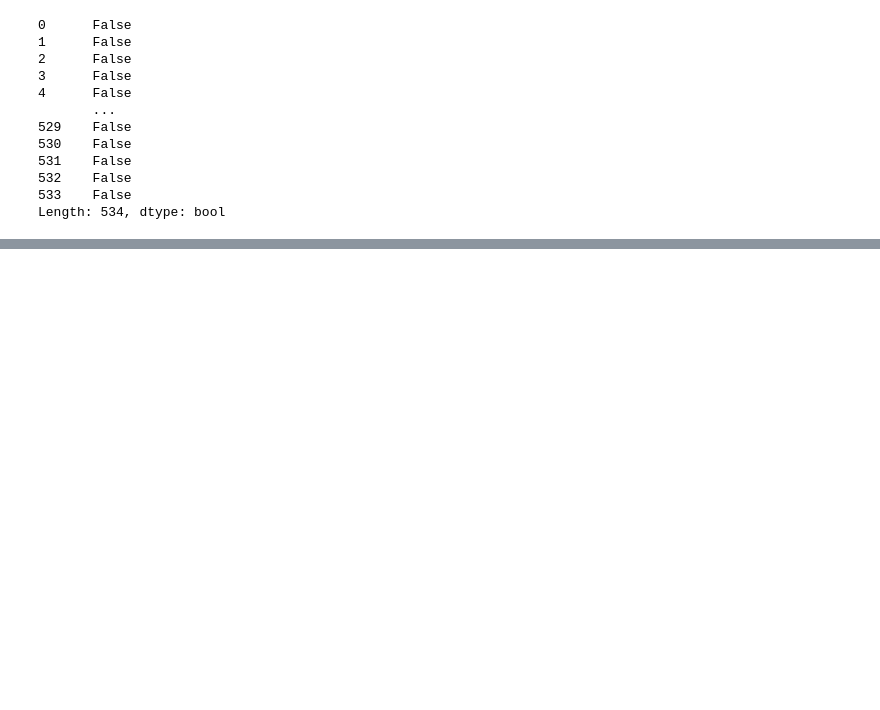
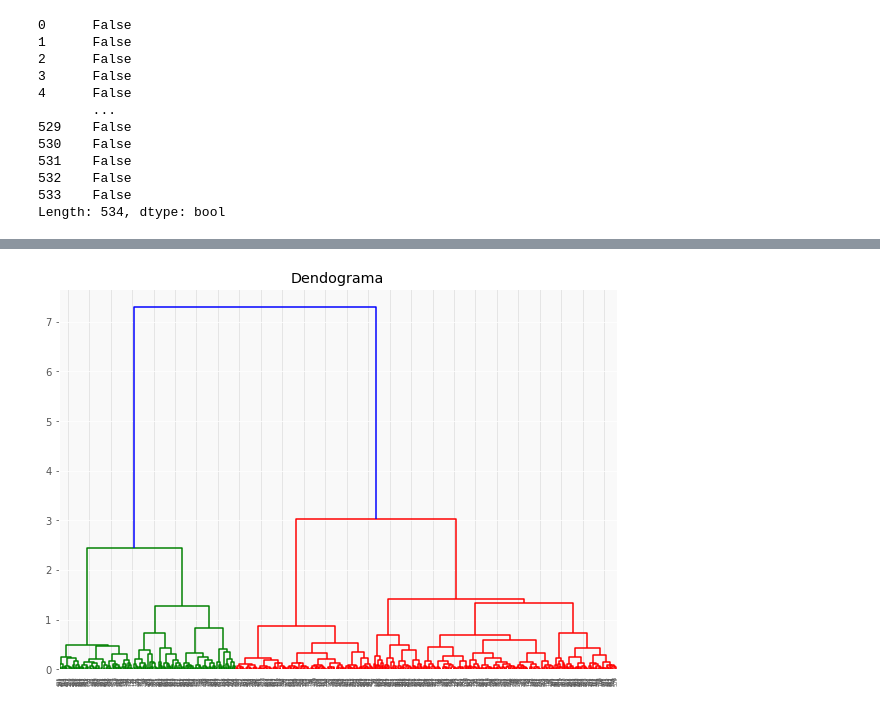
Before and after one commit to MauriDeluca/pandas, a Jupyter notebook: calentamiento.ipynb, the cells around one changed output, grey strips where cells are left out. Drawn from its saved outputs; the diff is of its cells as text; code cells hidden in the pictures; blank space fills up the shorter version.

```diff
--- a/calentamiento.ipynb
+++ b/calentamiento.ipynb
@@ -161,0 +151,6 @@ def outliers(df):
+# %%
+Q1 = df.quantile(0.25)
+Q3 = df.quantile(0.95)
+IQR = Q3 - Q1
+
+df1 = df[~((df < (Q1 - 1.5 * IQR)) |(df > (Q3 + 1.5 * IQR))).any(axis=1)]
@@ -161,0 +185,6 @@ def outliers(df):
+# %%
+from sklearn import preprocessing
+
+data = df1.iloc[:,[0,1,2,3]].values #normalizar antes de seguir
+datanorm = (data-data.min())/(data.max()-data.min())
+print(datanorm)
@@ -161,0 +199,8 @@ def outliers(df):
+# %%
+import scipy.cluster.hierarchy as shc
+
+plt.figure(figsize=(10, 7))
+plt.title("Dendograma")
+dend = shc.dendrogram(shc.linkage(datanorm, method='ward'))
+# %% [output]
+[figure, added]
```
Also changed, not shown: parts of 46 cells of this notebook.
